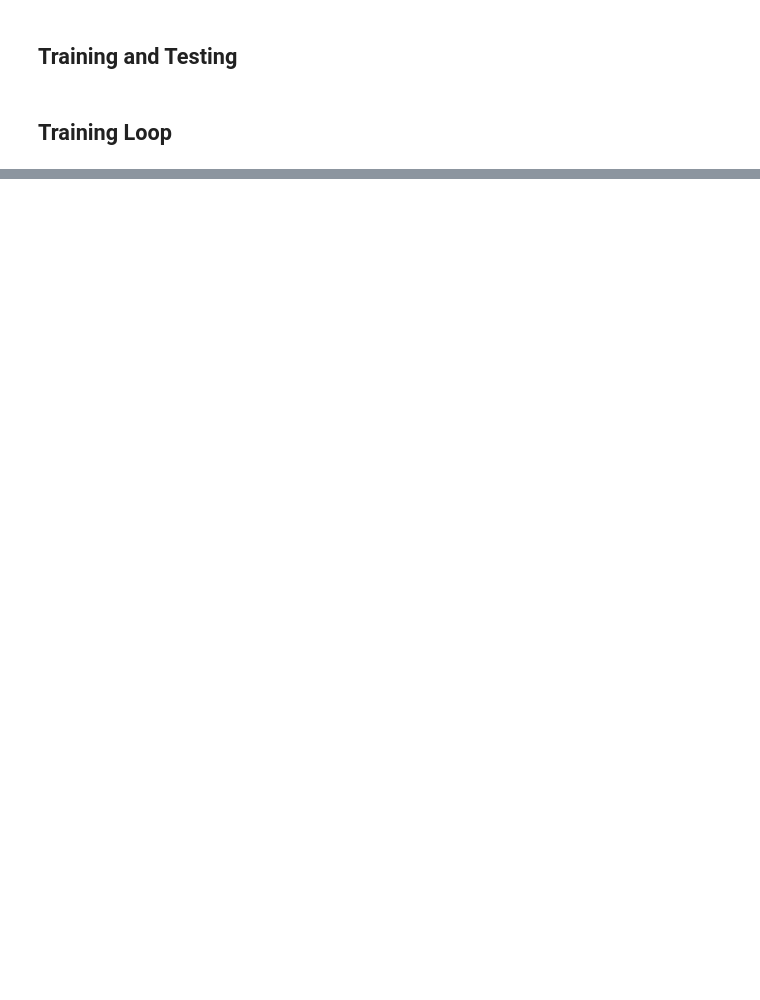
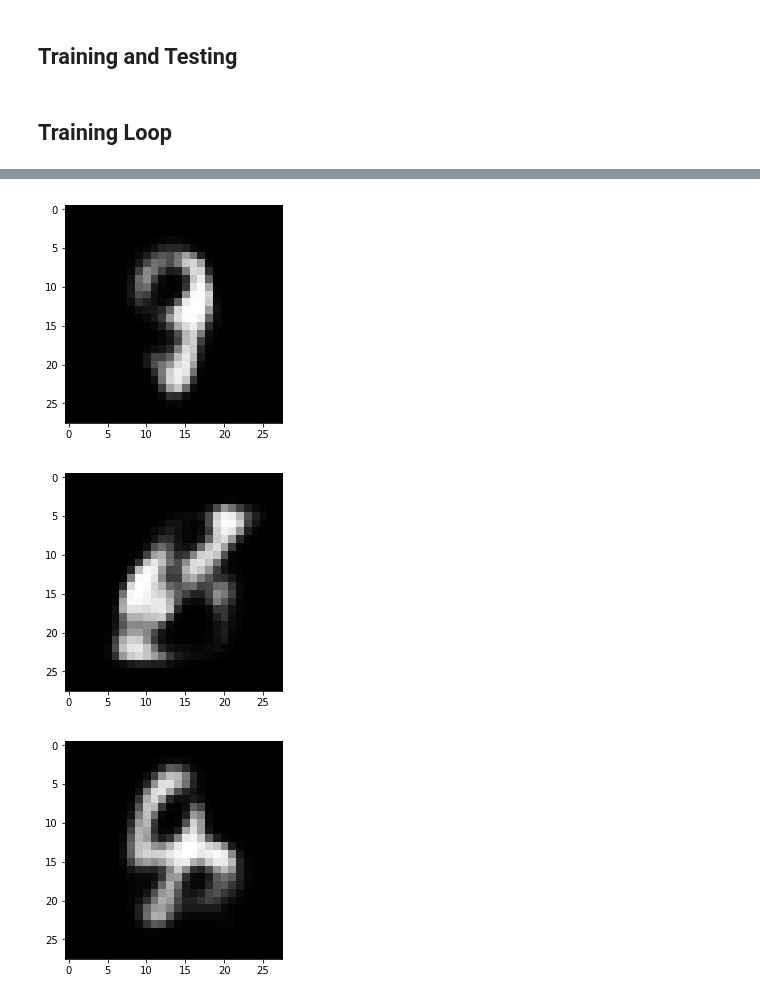
Before and after one commit to satyaborg/my-deep-learnings, a Jupyter notebook: vae/vae.ipynb, the cells around one changed output, grey strips where cells are left out. Saved outputs shown, nothing was run; the diff lists cells and outputs as text; code cells hidden in the pictures; blank space fills up the shorter version.

```diff
--- a/vae/vae.ipynb
+++ b/vae/vae.ipynb
@@ -50 +96,39 @@ test_loader = torch.utils.data.DataLoader(
+# %%
+class VAE(nn.Module):
+    def __init__(self):
+        super(VAE, self).__init__() # calls the __init__ of the parent class
+
+        self.encoder = nn.Sequential(
+                                nn.Linear(in_features=784, out_features=400),
+                                nn.ReLU(inplace=True)
+                        )
+
+        self.mean_vector = nn.Linear(in_features=400, out_features=20)
+        self.logvar_vector = nn.Linear(in_features=400, out_features=20)
+
+        self.decoder = nn.Sequential(
+                                nn.Linear(in_features=20, out_features=400),
+                                nn.ReLU(inplace=True),
+                                nn.Linear(in_features=400, out_features=784),
+                                nn.Sigmoid()
+                         )
+
+    def encode(self, x):
+        h1 = self.encoder(x)
+        return self.mean_vector(h1), self.logvar_vector(h1)
+
+    def reparameterize(self, mu, logvar):
+        std = torch.exp(0.5*logvar)
+        eps = torch.randn_like(std)
+        return mu + eps*std
+
+    def decode(self, z):
+        return self.decoder(z)
+
+    def forward(self, x):
+        mu, logvar = self.encode(x.view(-1, 784))
+
+        # Sample from the latent distribution
+        z = self.reparameterize(mu, logvar)
+        return self.decode(z), mu, logvar
 # %% [markdown]
@@ -149,0 +338,8 @@ for epoch in range(1, args.epochs + 1):
+# %%
+for i in range(s.size(0)) :
+    plt.imshow(s[i,:,:].detach().cpu().numpy(), cmap="gray");
+    plt.show();
+# %% [output]
+[figure, added]
+[figure, added]
+[figure, added]
```
Also changed, not shown: parts of 22 cells of this notebook, 10 other files.
